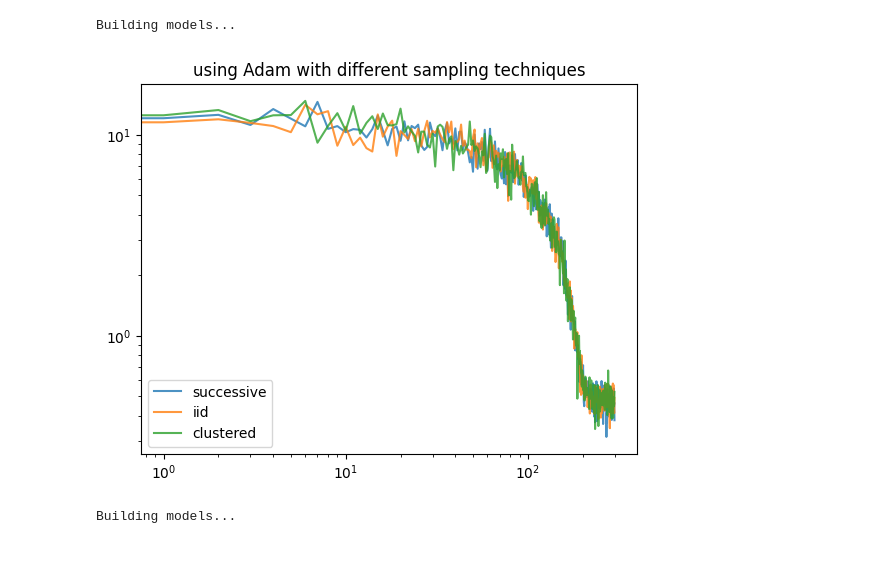
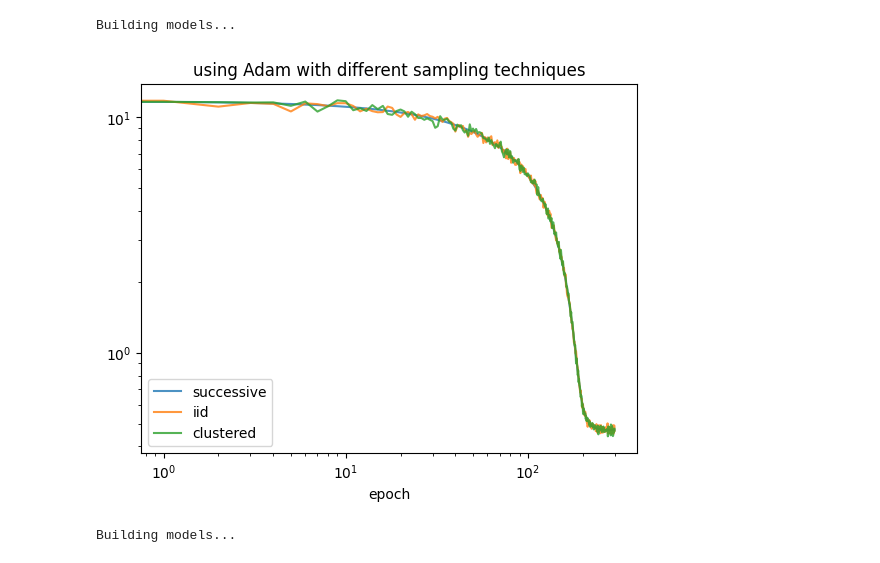
Before and after one commit to yy214/cluster-for-opt, a Jupyter notebook: clustering_for_opt.ipynb, the cells around one changed output. Cells and saved outputs as stored; diff of their text form; code cells hidden in the pictures.

```diff
--- a/clustering_for_opt.ipynb
+++ b/clustering_for_opt.ipynb
@@ -271,6 +67,6 @@ def COVER(model:nn.Module,
 NB_EPOCH = 300
 BATCH_SIZE = 64
 # %%
-base_model = LogisticModel(clustered_data)
+base_model = LeastSquaresModel(clustered_data)
 # %%
 _, svrg_sol = svrg(clone_model(base_model, clustered_data),
@@ -293,7 +106,7 @@ opt_model, sgd_sol = solve_problem(clone_model(base_model, clustered_data),
 Building models...
 # %%
 _, adam_sol = solve_problem(clone_model(base_model, clustered_data),
-              logit_criterion,
+              regress_criterion,
               optimizer_class=torch.optim.Adam,
               dataloader=DataLoader(clustered_data, BATCH_SIZE, shuffle=True),
               epoch_count=NB_EPOCH,
@@ -315,7 +128,7 @@ iid_sampler = RandomSampler(clustered_data, replacement=True)
 iid_dataloader = DataLoader(clustered_data, BATCH_SIZE, sampler=iid_sampler)
 # %%
 _, adam_sol_iid = solve_problem(clone_model(base_model, clustered_data),
-              logit_criterion,
+              regress_criterion,
               optimizer_class=torch.optim.Adam,
               dataloader=iid_dataloader,
               epoch_count=NB_EPOCH,
@@ -327,7 +140,7 @@ cluster_sampler = ClusterSampler(clustered_data, BATCH_SIZE)
 cluster_dataloader = DataLoader(clustered_data, BATCH_SIZE, sampler=iid_sampler)
 # %%
 _, adam_sol_cluster = solve_problem(clone_model(base_model, clustered_data),
-              logit_criterion,
+              regress_criterion,
               optimizer_class=torch.optim.Adam,
               dataloader=cluster_dataloader,
               epoch_count=NB_EPOCH,
@@ -337,12 +150,13 @@ Building models...
 # %%
 plt.plot(adam_sol, label="successive", alpha=0.8)
 plt.plot(adam_sol_iid, label="iid", alpha=0.8)
 plt.plot(adam_sol_cluster, label="clustered", alpha=0.8)
+plt.xlabel("epoch")
 plt.legend()
 plt.loglog()
 plt.title("using Adam with different sampling techniques")
 plt.show()
 # %% [output]
-[figure, old version]
+[figure, new version]
 # %%
 _, sgd_sol_iid = solve_problem(clone_model(base_model, clustered_data),
```
Also changed, not shown: parts of 21 cells of this notebook, 3 other files.
